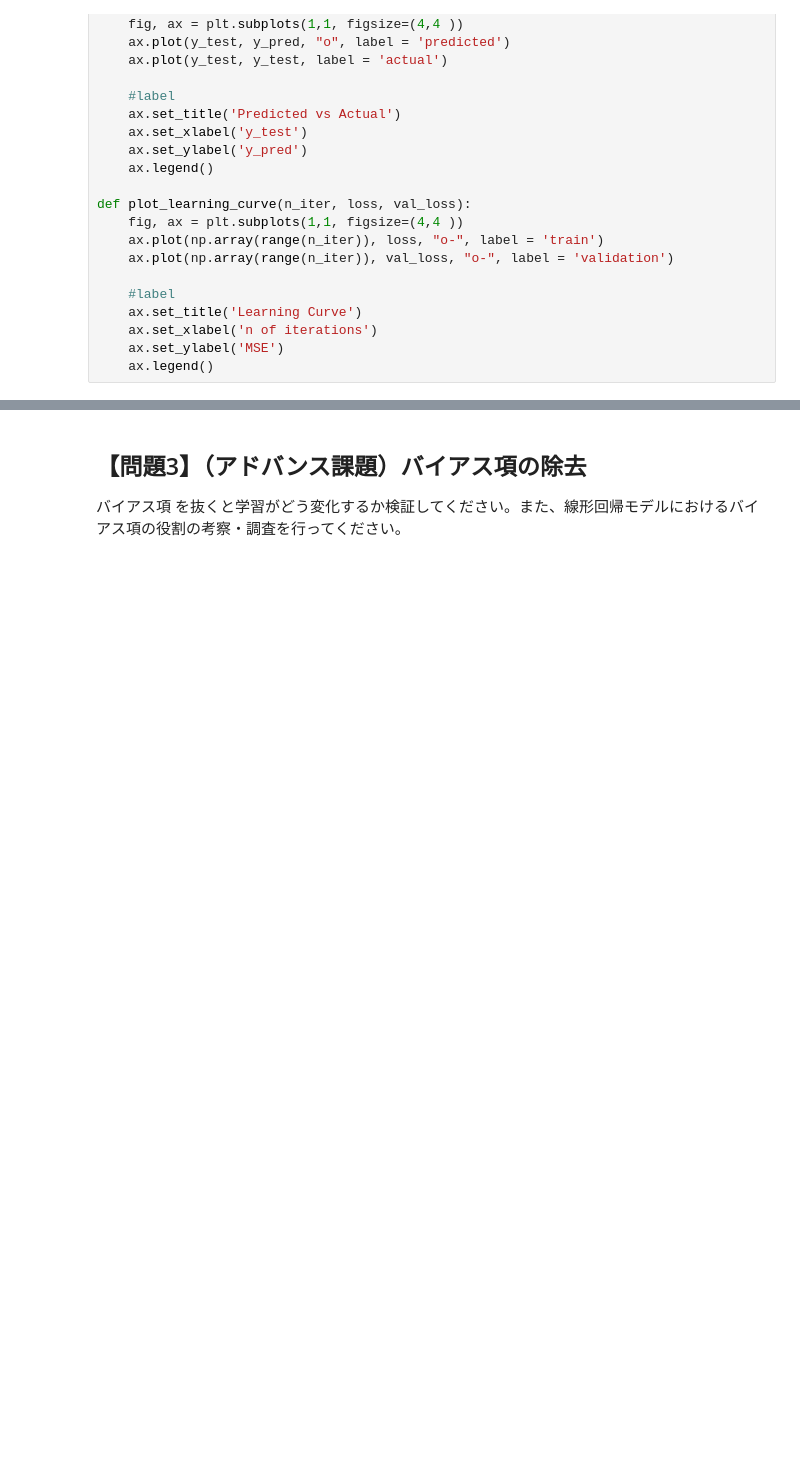
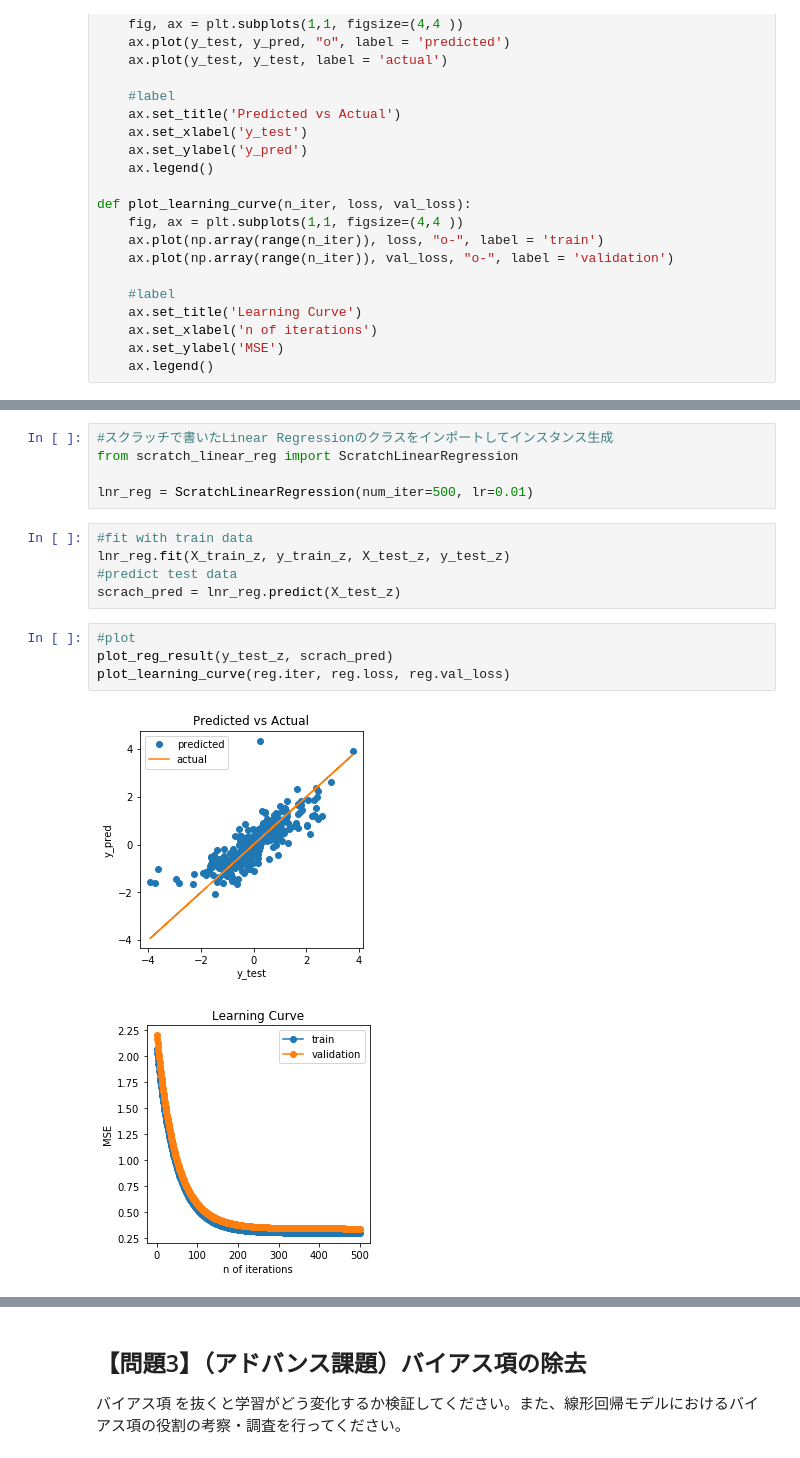
Before and after one commit to ohmorimori/diveintocode-ml, a Jupyter notebook: diveintocode-term1/sprint/sprint3/sprint3_ml_scratch_linear_regression.ipynb, the cells around one changed output, grey strips where cells are left out. Saved outputs shown, nothing was run; the diff lists cells and outputs as text; blank space fills up the shorter version.

```diff
--- a/diveintocode-term1/sprint/sprint3/sprint3_ml_scratch_linear_regression.ipynb
+++ b/diveintocode-term1/sprint/sprint3/sprint3_ml_scratch_linear_regression.ipynb
@@ -429,0 +446,17 @@ plot_learning_curve(reg.iter, reg.loss, reg.val_loss)
+# %%
+#スクラッチで書いたLinear Regressionのクラスをインポートしてインスタンス生成
+from scratch_linear_reg import ScratchLinearRegression
+
+lnr_reg = ScratchLinearRegression(num_iter=500, lr=0.01)
+# %%
+#fit with train data
+lnr_reg.fit(X_train_z, y_train_z, X_test_z, y_test_z)
+#predict test data
+scrach_pred = lnr_reg.predict(X_test_z)
+# %%
+#plot
+plot_reg_result(y_test_z, scrach_pred)
+plot_learning_curve(reg.iter, reg.loss, reg.val_loss)
+# %% [output]
+[figure, added]
+[figure, added]
```
Also changed, not shown: parts of 37 cells of this notebook.
